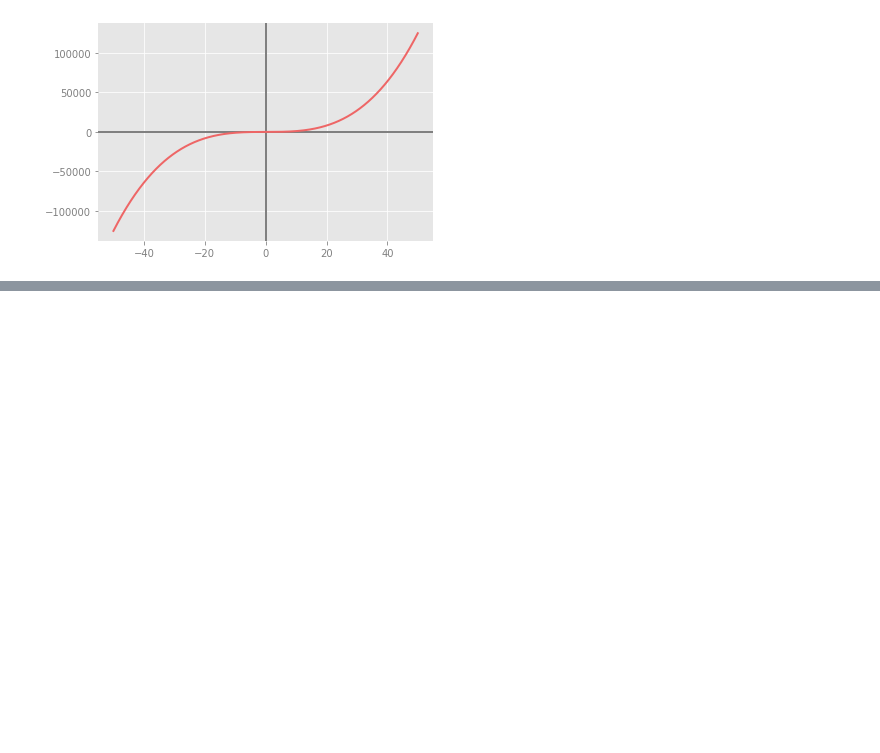
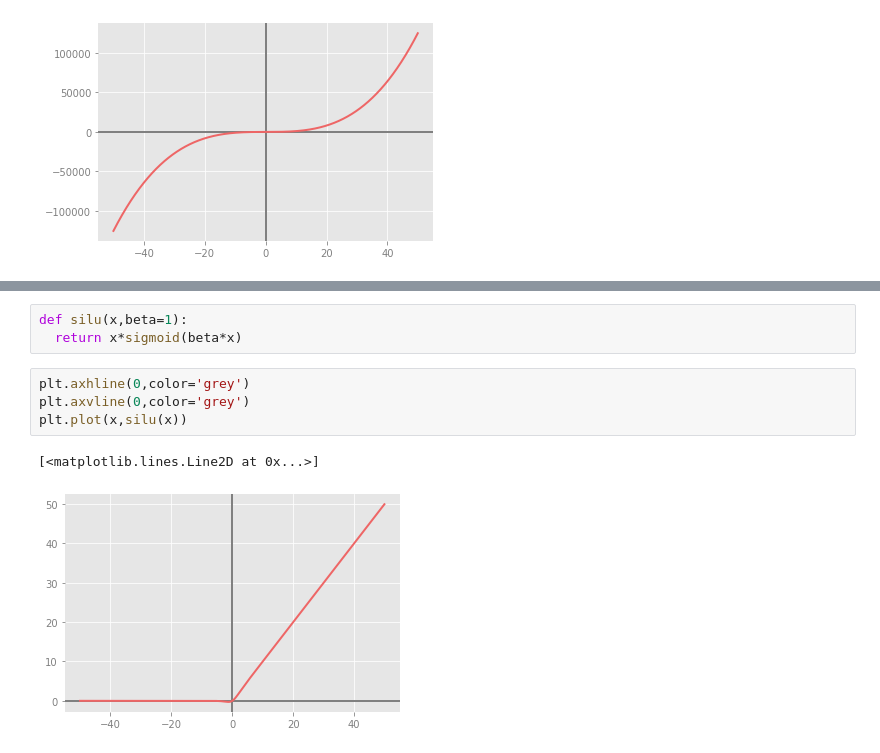
Before and after one commit to SidharthArya/Deep_Learning_Class_Manit, a Jupyter notebook: Assignments/005_Transfer_Functions.ipynb, the cells around one changed output, grey strips where cells are left out. Cells and saved outputs as stored; diff of their text form; blank space fills up the shorter version.

```diff
--- a/Assignments/005_Transfer_Functions.ipynb
+++ b/Assignments/005_Transfer_Functions.ipynb
@@ -160,0 +187,10 @@ plt.plot(x,f2)
+# %%
+def silu(x,beta=1):
+  return x*sigmoid(beta*x)
+# %%
+plt.axhline(0,color='grey')
+plt.axvline(0,color='grey')
+plt.plot(x,silu(x))
+# %% [output]
+[<matplotlib.lines.Line2D at 0x...>]
+[figure, added]
```
Also changed, not shown: parts of 9 cells of this notebook.
